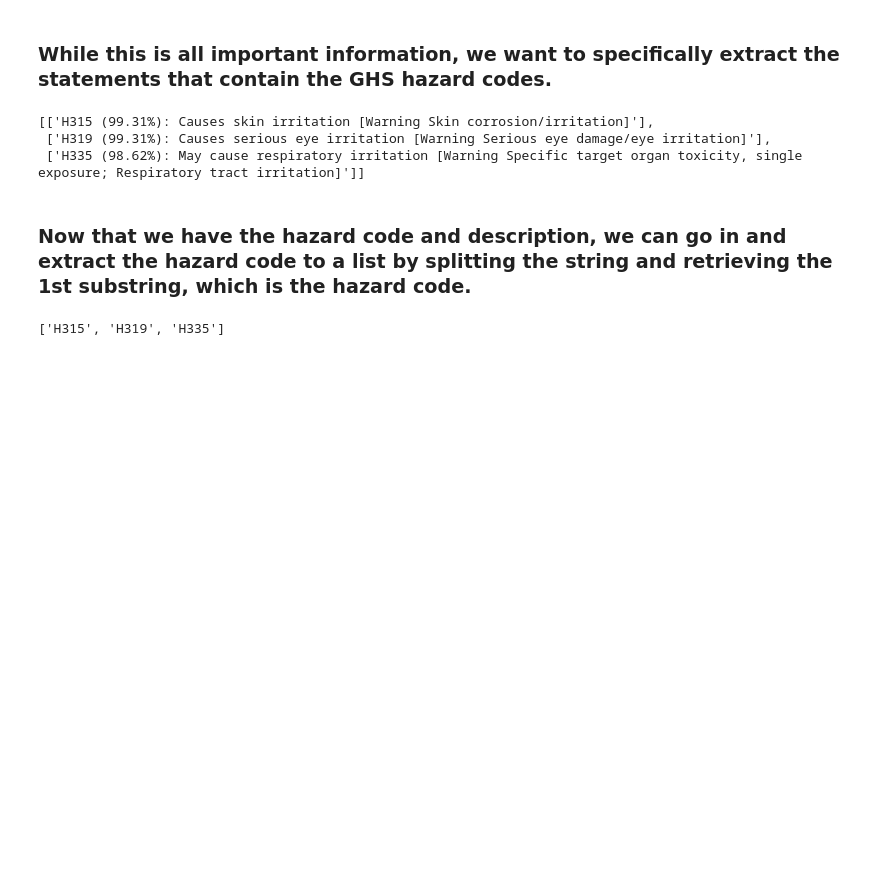
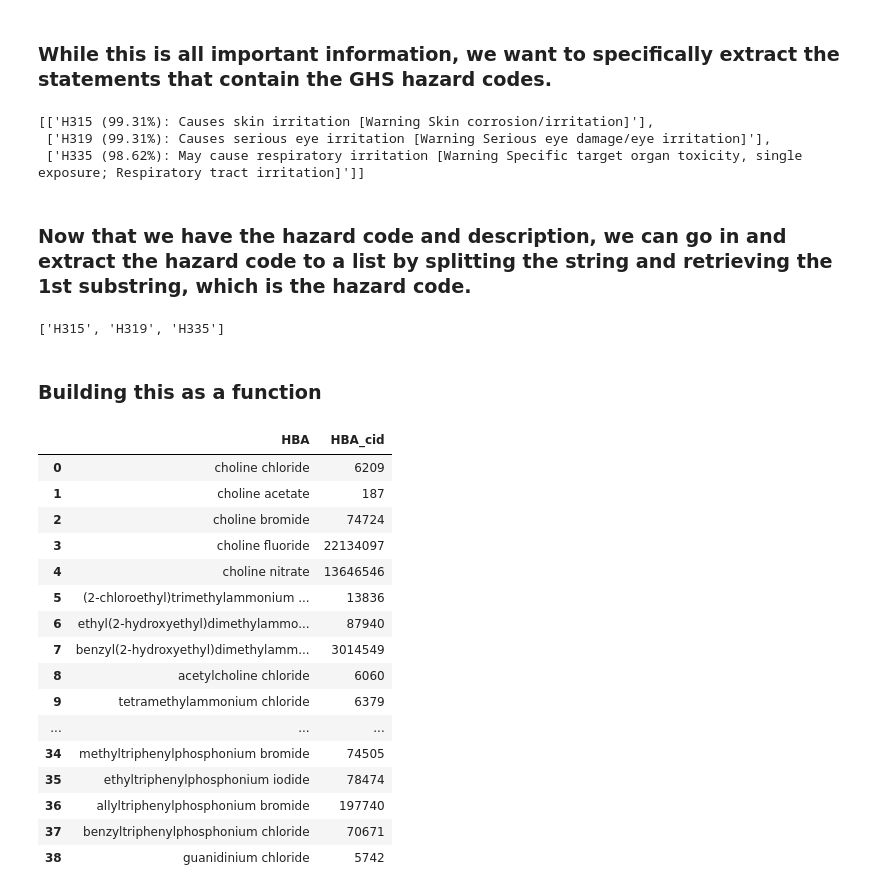
Before and after one commit to jrodguez/des-basis-set, a Jupyter notebook: scripts/safety/safety-exploring.ipynb, the cells around one changed output. Cells and saved outputs as stored; diff of their text form; code cells hidden in the pictures; blank space fills up the shorter version.

```diff
--- a/scripts/safety/safety-exploring.ipynb
+++ b/scripts/safety/safety-exploring.ipynb
@@ -94,3 +73,5 @@ for item in hazard_description_list:
 hazard_code_list
 # %% [output]
 ['H315', 'H319', 'H335']
+# %% [markdown]
+### Building this as a function
@@ -96,0 +164,21 @@ hazard_code_list
+# %%
+data = pd.read_csv('/Users/Jaime/Downloads/HBA_list.csv')
+data
+# %% [output]
+|  | HBA | HBA_cid |
+| 0 | choline chloride | 6209 |
+| 1 | choline acetate | 187 |
+| 2 | choline bromide | 74724 |
+| 3 | choline fluoride | 22134097 |
+| 4 | choline nitrate | 13646546 |
+| 5 | (2-chloroethyl)trimethylammonium ... | 13836 |
+| 6 | ethyl(2-hydroxyethyl)dimethylammo... | 87940 |
+| 7 | benzyl(2-hydroxyethyl)dimethylamm... | 3014549 |
+| 8 | acetylcholine chloride | 6060 |
+| 9 | tetramethylammonium chloride | 6379 |
+| ... | ... | ... |
+| 34 | methyltriphenylphosphonium bromide | 74505 |
+| 35 | ethyltriphenylphosphonium iodide | 78474 |
+| 36 | allyltriphenylphosphonium bromide | 197740 |
+| 37 | benzyltriphenylphosphonium chloride | 70671 |
+| 38 | guanidinium chloride | 5742 |
```
Also changed, not shown: parts of 11 cells of this notebook, 1 other file.
